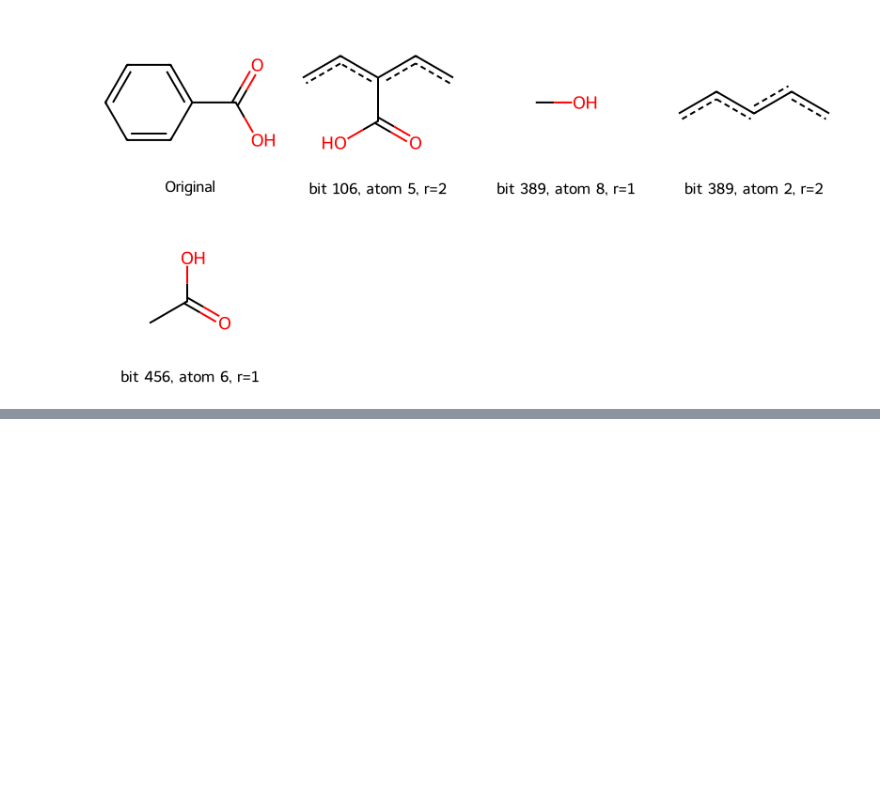
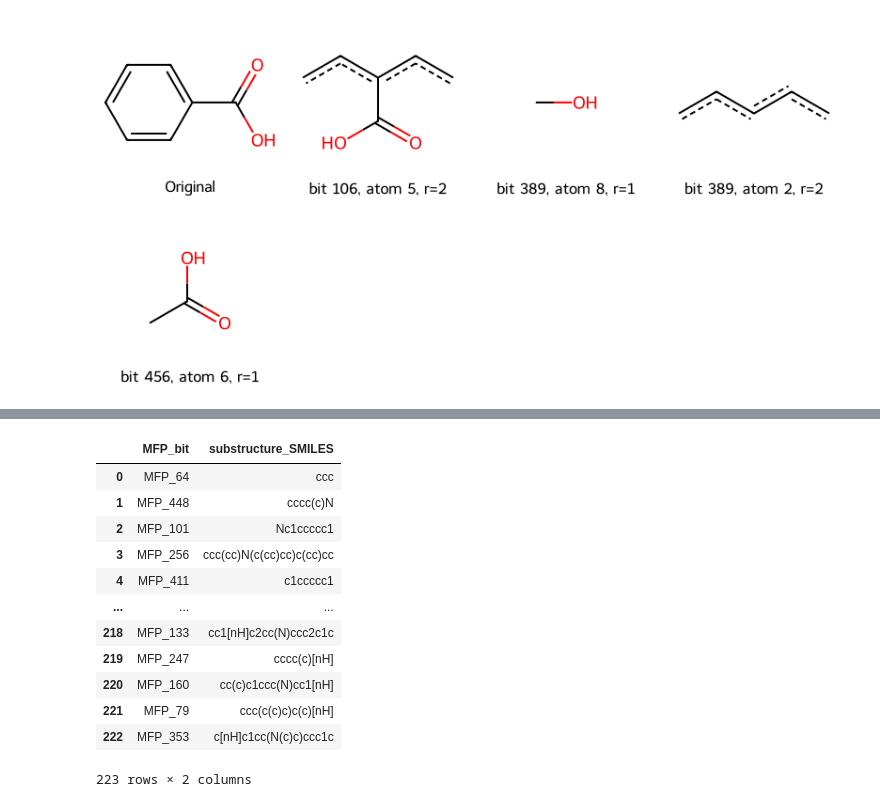
Before and after one commit to takky0127/my_mi_project, a Jupyter notebook: rdkit/MFP_visualization.ipynb, the cells around one changed output, grey strips where cells are left out. Saved outputs shown, nothing was run; the diff lists cells and outputs as text; code cells hidden in the pictures; blank space fills up the shorter version.

```diff
--- a/rdkit/MFP_visualization.ipynb
+++ b/rdkit/MFP_visualization.ipynb
@@ -255,0 +349,16 @@ Draw.MolsToGridImage([Chem.MolFromSmiles("c1ccccc1C(=O)O")]+
+# %%
+df_mfp_smiles
+# %% [output]
+|  | MFP_bit | substructure_SMILES |
+| 0 | MFP_64 | ccc |
+| 1 | MFP_448 | cccc(c)N |
+| 2 | MFP_101 | Nc1ccccc1 |
+| 3 | MFP_256 | ccc(cc)N(c(cc)cc)c(cc)cc |
+| 4 | MFP_411 | c1ccccc1 |
+| ... | ... | ... |
+| 218 | MFP_133 | cc1[nH]c2cc(N)ccc2c1c |
+| 219 | MFP_247 | cccc(c)[nH] |
+| 220 | MFP_160 | cc(c)c1ccc(N)cc1[nH] |
+| 221 | MFP_79 | ccc(c(c)c)c(c)[nH] |
+| 222 | MFP_353 | c[nH]c1cc(N(c)c)ccc1c |
+223 rows × 2 columns
```
Also changed, not shown: parts of 4 cells of this notebook.
